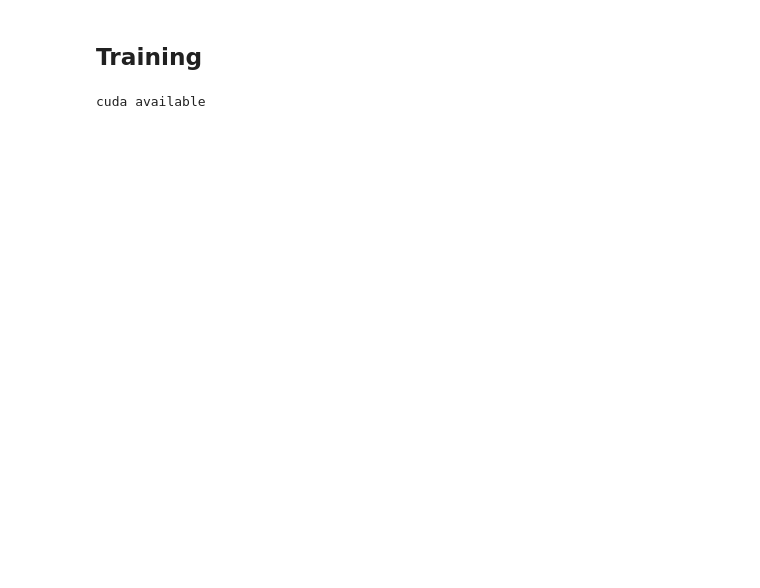
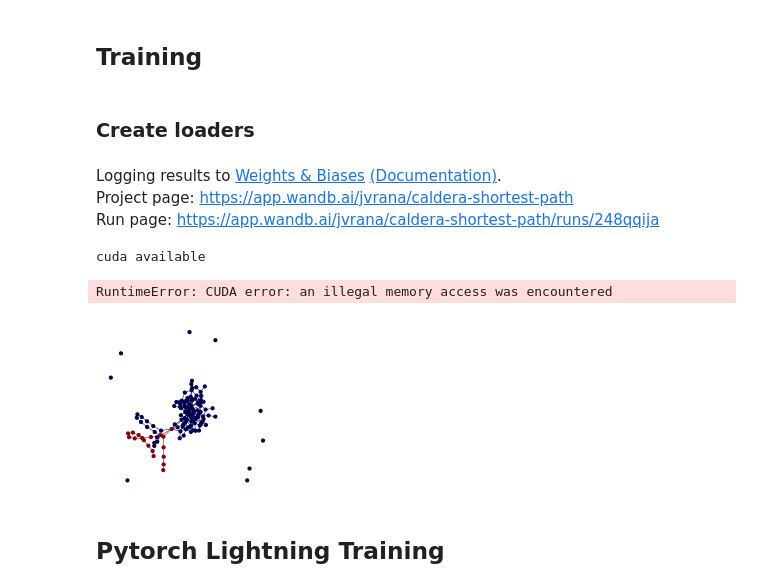
Before and after one commit to jvrana/caldera, a Jupyter notebook: examples/traversals/shortest_path.ipynb, the cells around one changed output. Cells and saved outputs as stored; diff of their text form; code cells hidden in the pictures; blank space fills up the shorter version.

Commit message:
documentation

```diff
--- a/examples/traversals/shortest_path.ipynb
+++ b/examples/traversals/shortest_path.ipynb
@@ -415,7 +403,7 @@ from caldera.data import GraphBatch
 class Network(torch.nn.Module):
     def __init__(
             self,
-            latent_sizes=(16, 16, 1),
+            latent_sizes=(32, 32, 32),
             out_sizes=(1, 1, 1),
             latent_depths=(1, 1, 1),
             dropout: float = None,
@@ -594,6 +582,23 @@ network.forward(_input, 10)
 # %% [markdown]
 ## Training
+# %% [markdown]
+### Create loaders
+# %%
+input_datalist = [GraphData.from_networkx(g, feature_key='_features') for g in nx_graphs]
+target_datalist = [GraphData.from_networkx(g, feature_key='_target') for g in nx_graphs]
+eval_input_datalist = [GraphData.from_networkx(g, feature_key='_features') for g in eval_graphs]
+eval_target_datalist = [GraphData.from_networkx(g, feature_key='_target') for g in eval_graphs]
+loader = GraphDataLoader(input_datalist, target_datalist, batch_size=512)
+eval_loader = GraphDataLoader(eval_input_datalist, eval_target_datalist, batch_size=len(eval_input_datalist))
 # %%
+import wandb
+wandb.init(
+    project='caldera-shortest-path',
+    tags=['narratives', 'docs'],
+    group='shortest_path'
+)
+from tqdm.auto import tqdm
+
 # get device
 if torch.cuda.is_available():
     print("cuda available")
@@ -616,10 +621,11 @@ network.to(device, non_blocking=True)
 loss_fn = torch.nn.BCELoss()
 optimizer = torch.optim.AdamW(network.parameters())
 
+# TODO: loss should use all output to accomplish goal in min steps
 # training loop
-num_epochs = 10
-running_loss = 0.
+num_epochs = 1000
 for epoch in tqdm(range(num_epochs)):
+    running_loss = torch.tensor(0., device=device)
     for input_batch, target_batch in loader:
         network.train()
         input_batch = input_batch.to(device)
@@ -630,9 +636,39 @@ for epoch in tqdm(range(num_epochs)):
         loss = loss_fn(x.flatten(), y[:, 0].flatten())
         loss.backward()
 
+        with torch.no_grad():
+            running_loss += loss
+
         optimizer.step()
         optimizer.zero_grad()
 
+    wandb.log({'train_loss': running_loss.detach().cpu().item()}, step=epoch)
+    if epoch % 10:
         network.eval()
+        running_eval_loss = 0.
+        for eval_input_batch, eval_target_batch in eval_loader:
+            eval_input_batch = eval_input_batch.to(device)
+            eval_target_batch = eval_target_batch.to(device)
+
+            eval_out = network(eval_input_batch, 10)[0]
+            x, y = eval_out.x, eval_target_batch.x
+            eval_loss = loss_fn(x.flatten(), y[:, 0].flatten())
+            running_eval_loss += eval_loss.detach().cpu().item()
+        wandb.log({"eval_loss": running_eval_loss}, step=epoch)
 # %% [output]
+Logging results to Weights & Biases (Documentation).
+Project page: https://app.wandb.ai/jvrana/caldera-shortest-path
+Run page: https://app.wandb.ai/jvrana/caldera-shortest-path/runs/248qqija
 cuda available
+# %%
+g = generate_shorest_path_example(100, 0.03, 30, compose_density=0.001)
+draw_shortest_path(g)
+
+data = GraphBatch.from_networkx_list([g], feature_key='_features')
+data.to(device)
+network(data, 10)
+# %% [output]
+RuntimeError: CUDA error: an illegal memory access was encountered
+[figure, added]
+# %% [markdown]
+## Pytorch Lightning Training
```
Also changed, not shown: parts of 12 cells of this notebook, 26 other files.
